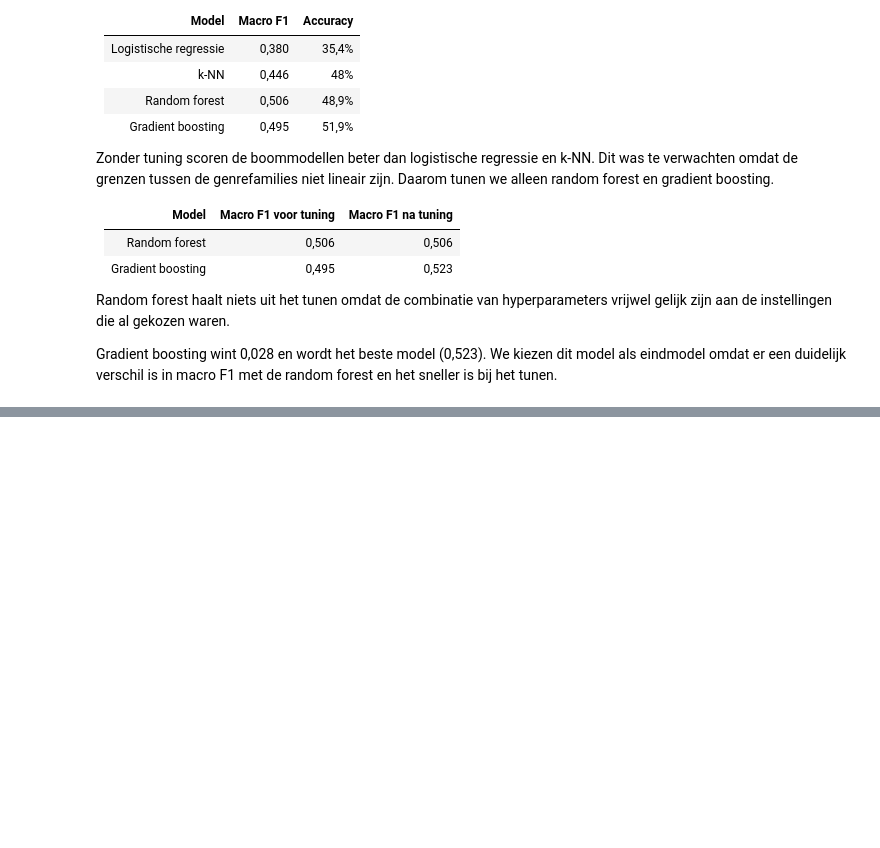
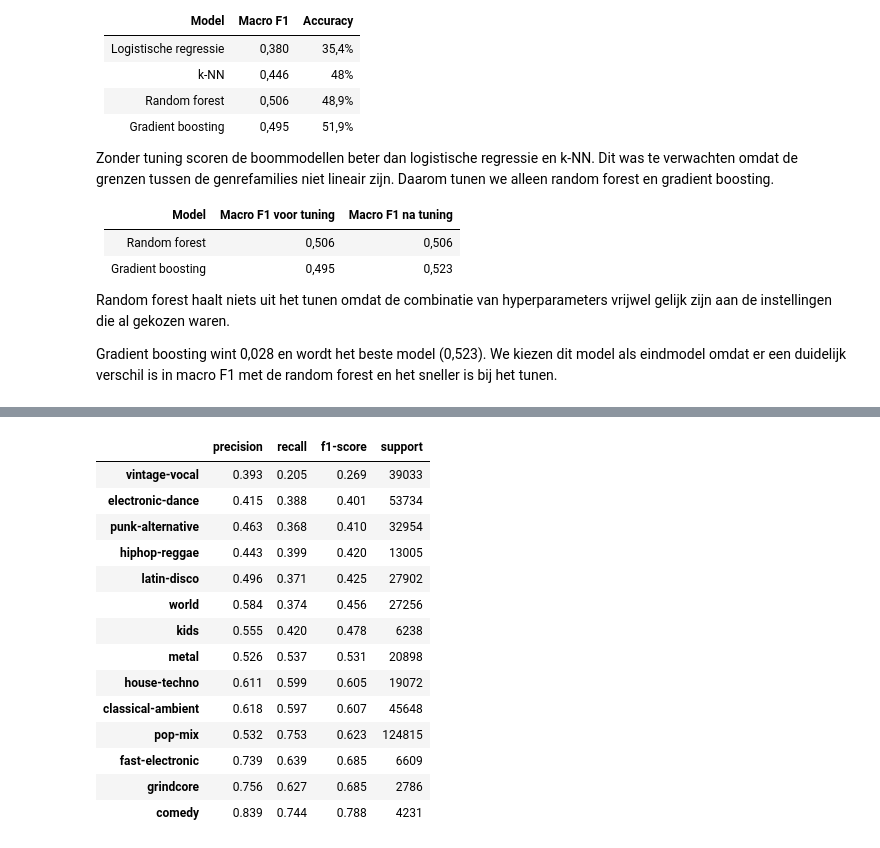
Before and after one commit to Lander123Lander/MachineLearning, a Jupyter notebook: Project.ipynb, the cells around one changed output, grey strips where cells are left out. Cells and saved outputs as stored; diff of their text form; code cells hidden in the pictures; blank space fills up the shorter version.

```diff
--- a/Project.ipynb
+++ b/Project.ipynb
@@ -1063,0 +1117,20 @@ Gradient boosting wint 0,028 en wordt het beste model (0,523). We kiezen dit mod
+# %%
+rapport = pd.DataFrame(classification_report(y_val, pred_val, output_dict=True)).T.loc[KLASSEN]
+rapport["support"] = rapport["support"].astype(int)
+rapport.sort_values("f1-score").round(3)
+# %% [output]
+|  | precision | recall | f1-score | support |
+| vintage-vocal | 0.393 | 0.205 | 0.269 | 39033 |
+| electronic-dance | 0.415 | 0.388 | 0.401 | 53734 |
+| punk-alternative | 0.463 | 0.368 | 0.410 | 32954 |
+| hiphop-reggae | 0.443 | 0.399 | 0.420 | 13005 |
+| latin-disco | 0.496 | 0.371 | 0.425 | 27902 |
+| world | 0.584 | 0.374 | 0.456 | 27256 |
+| kids | 0.555 | 0.420 | 0.478 | 6238 |
+| metal | 0.526 | 0.537 | 0.531 | 20898 |
+| house-techno | 0.611 | 0.599 | 0.605 | 19072 |
+| classical-ambient | 0.618 | 0.597 | 0.607 | 45648 |
+| pop-mix | 0.532 | 0.753 | 0.623 | 124815 |
+| fast-electronic | 0.739 | 0.639 | 0.685 | 6609 |
+| grindcore | 0.756 | 0.627 | 0.685 | 2786 |
+| comedy | 0.839 | 0.744 | 0.788 | 4231 |
```
Also changed, not shown: parts of 30 cells of this notebook.
